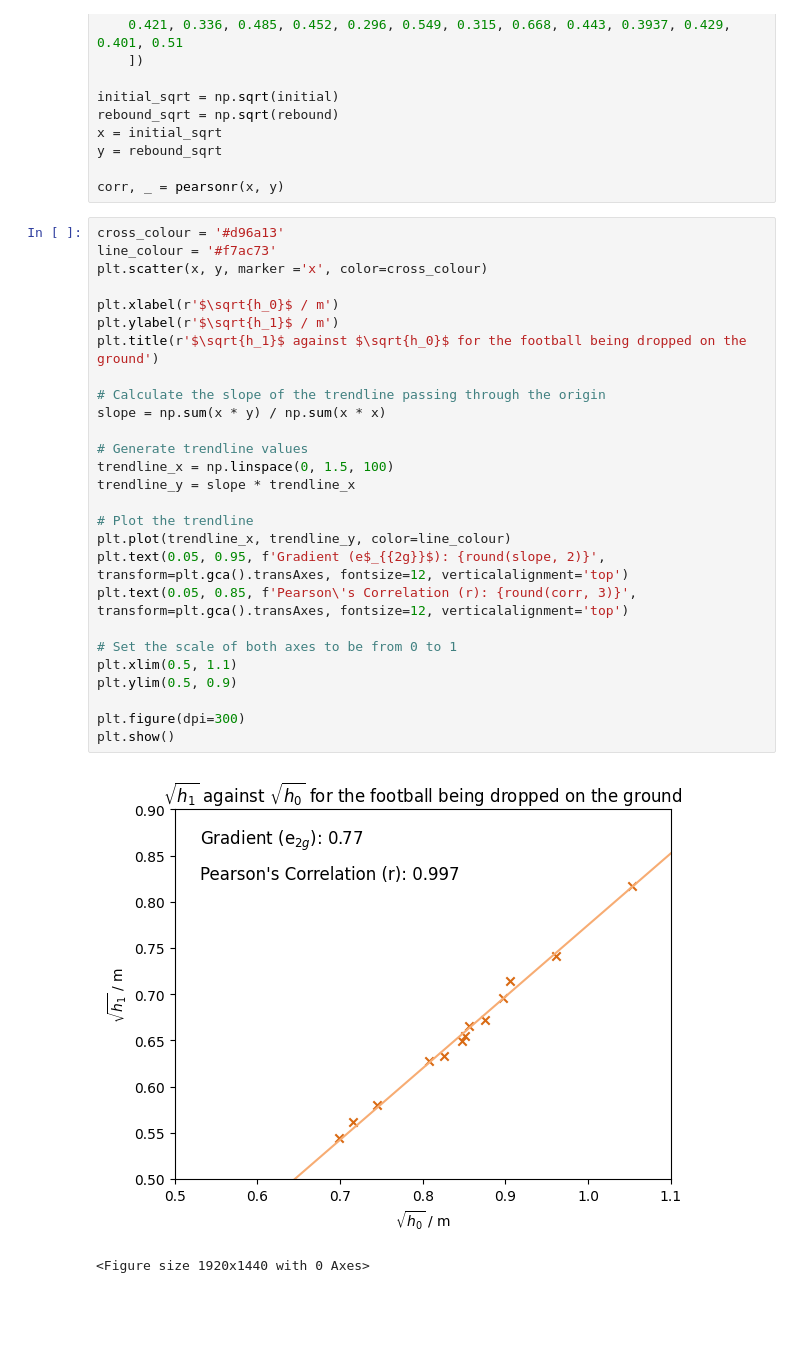
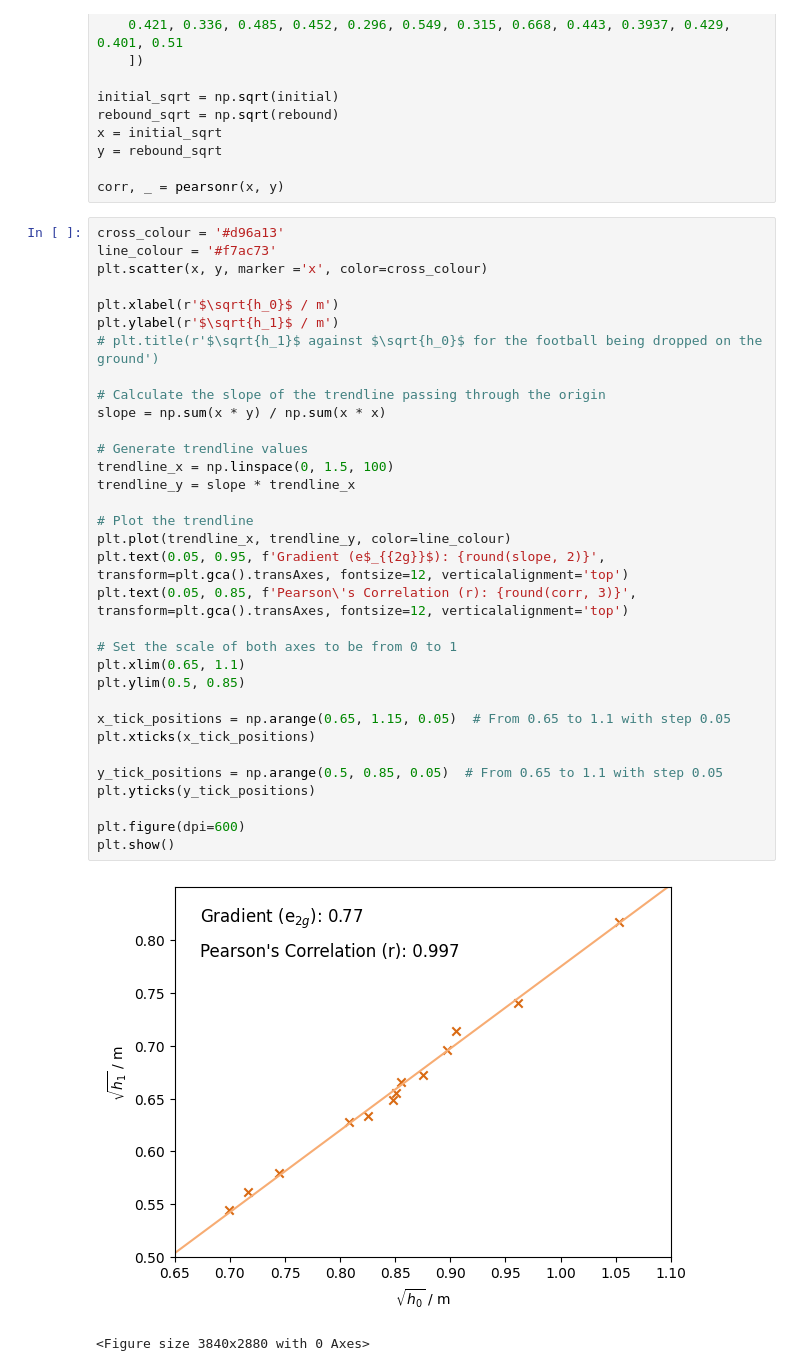
Before and after one commit to Aaryan-Varshney/practical-project-25, a Jupyter notebook: football-ground-COR.ipynb, the cells around one changed output. Drawn from its saved outputs; the diff is of its cells as text; blank space fills up the shorter version.

Commit message:
hopefully final graphs

```diff
--- a/football-ground-COR.ipynb
+++ b/football-ground-COR.ipynb
@@ -21,30 +21,36 @@ corr, _ = pearsonr(x, y)
 # %%
 cross_colour = '#d96a13'
 line_colour = '#f7ac73'
 plt.scatter(x, y, marker ='x', color=cross_colour)
 
 plt.xlabel(r'$\sqrt{h_0}$ / m')
 plt.ylabel(r'$\sqrt{h_1}$ / m')
-plt.title(r'$\sqrt{h_1}$ against $\sqrt{h_0}$ for the football being dropped on the ground')
+# plt.title(r'$\sqrt{h_1}$ against $\sqrt{h_0}$ for the football being dropped on the ground')
 
 # Calculate the slope of the trendline passing through the origin
 slope = np.sum(x * y) / np.sum(x * x)
 
 # Generate trendline values
 trendline_x = np.linspace(0, 1.5, 100)
 trendline_y = slope * trendline_x
 
 # Plot the trendline
 plt.plot(trendline_x, trendline_y, color=line_colour)
 plt.text(0.05, 0.95, f'Gradient (e$_{{2g}}$): {round(slope, 2)}', transform=plt.gca().transAxes, fontsize=12, verticalalignment='top')
 plt.text(0.05, 0.85, f'Pearson\'s Correlation (r): {round(corr, 3)}', transform=plt.gca().transAxes, fontsize=12, verticalalignment='top')
 
 # Set the scale of both axes to be from 0 to 1
-plt.xlim(0.5, 1.1)
-plt.ylim(0.5, 0.9)
+plt.xlim(0.65, 1.1)
+plt.ylim(0.5, 0.85)
 
-plt.figure(dpi=300)
+x_tick_positions = np.arange(0.65, 1.15, 0.05)  # From 0.65 to 1.1 with step 0.05
+plt.xticks(x_tick_positions)
+
+y_tick_positions = np.arange(0.5, 0.85, 0.05)  # From 0.65 to 1.1 with step 0.05
+plt.yticks(y_tick_positions)
+
+plt.figure(dpi=600)
 plt.show()
 # %% [output]
-[figure, old version]
+[figure, new version]
-<Figure size 1920x1440 with 0 Axes>
+<Figure size 3840x2880 with 0 Axes>
```
Also changed, not shown: 1 other file.
